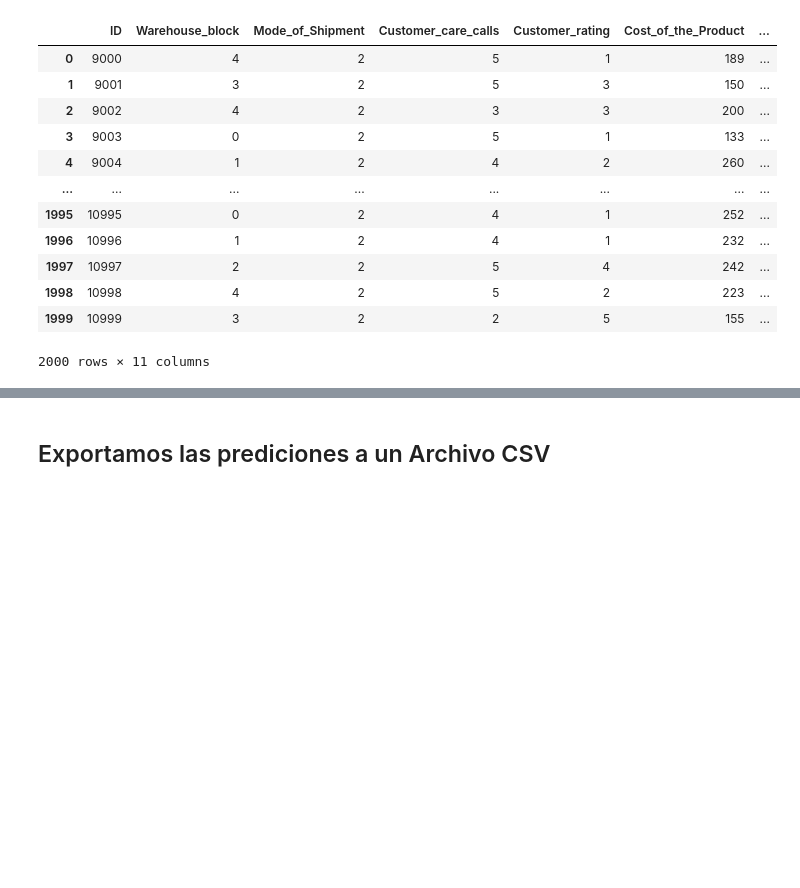
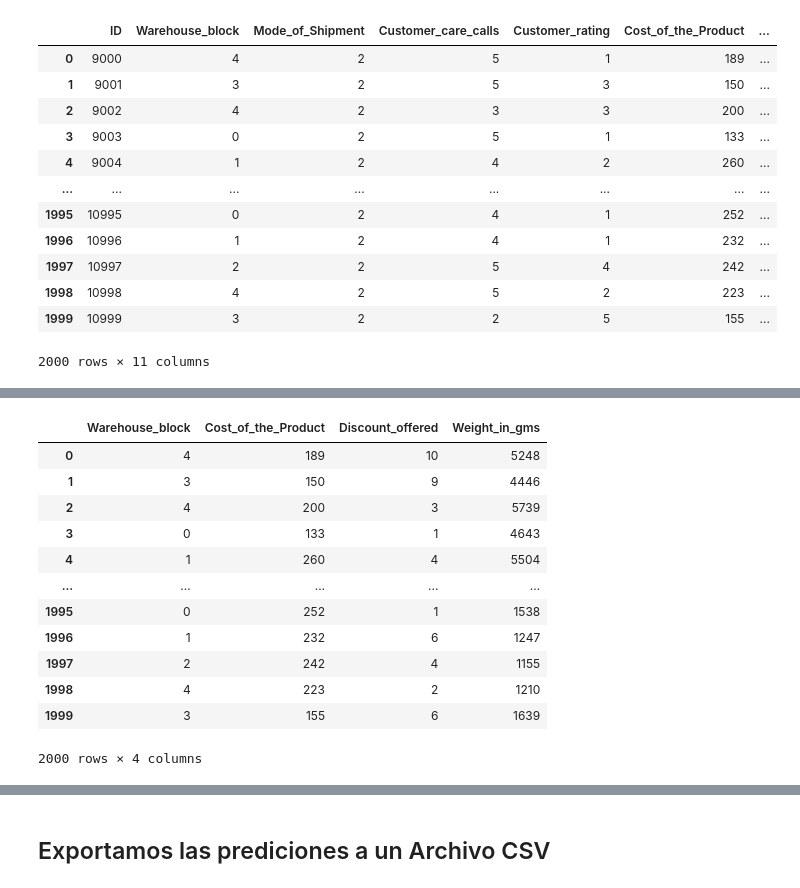
Before and after one commit to MRXWallace/Datathon, a Jupyter notebook: Main2.ipynb, the cells around one changed output, grey strips where cells are left out. Saved outputs shown, nothing was run; the diff lists cells and outputs as text; code cells hidden in the pictures; blank space fills up the shorter version.

```diff
--- a/Main2.ipynb
+++ b/Main2.ipynb
@@ -216,0 +240,24 @@ Xtest = datapred
+# %%
+datapred.drop(columns='ID', axis=1, inplace=True)
+datapred.drop(columns='Mode_of_Shipment', axis=1, inplace=True)
+datapred.drop(columns='Customer_care_calls', axis=1, inplace=True)
+datapred.drop(columns='Customer_rating', axis=1, inplace=True)
+datapred.drop(columns='Prior_purchases', axis=1, inplace=True)
+datapred.drop(columns='Product_importance', axis=1, inplace=True)
+datapred.drop(columns='Gender', axis=1, inplace=True)
+# %%
+datapred
+# %% [output]
+|  | Warehouse_block | Cost_of_the_Product | Discount_offered | Weight_in_gms |
+| 0 | 4 | 189 | 10 | 5248 |
+| 1 | 3 | 150 | 9 | 4446 |
+| 2 | 4 | 200 | 3 | 5739 |
+| 3 | 0 | 133 | 1 | 4643 |
+| 4 | 1 | 260 | 4 | 5504 |
+| ... | ... | ... | ... | ... |
+| 1995 | 0 | 252 | 1 | 1538 |
+| 1996 | 1 | 232 | 6 | 1247 |
+| 1997 | 2 | 242 | 4 | 1155 |
+| 1998 | 4 | 223 | 2 | 1210 |
+| 1999 | 3 | 155 | 6 | 1639 |
+2000 rows × 4 columns
```
Also changed, not shown: parts of 16 cells of this notebook.
